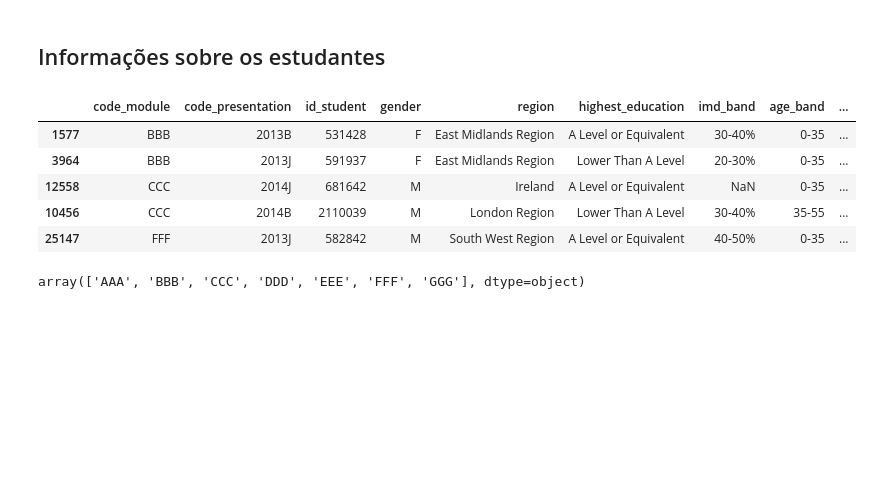
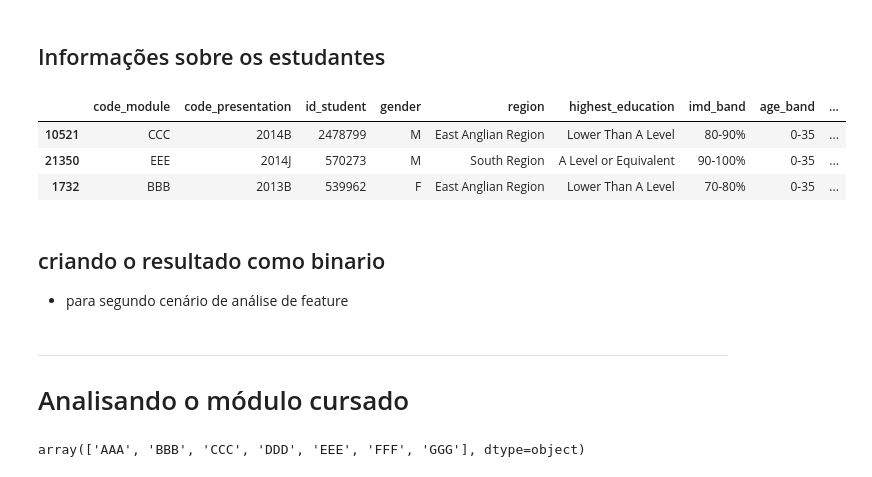
Before and after one commit to WanderScheidegger/OULAD_trybe, a Jupyter notebook: case_eda.ipynb, the cells around one changed output. Drawn from its saved outputs; the diff is of its cells as text; code cells hidden in the pictures; blank space fills up the shorter version.

```diff
--- a/case_eda.ipynb
+++ b/case_eda.ipynb
@@ -19,11 +19,13 @@ warnings.filterwarnings("ignore")
 
  studentInfo = pd.read_csv('data/studentInfo.csv', sep=',', encoding='ISO-8859-1')
 # %%
-studentInfo.sample(20).head()
+studentInfo.sample(20).head(3)
 # %% [output]
 |  | code_module | code_presentation | id_student | gender | region | highest_education | imd_band | age_band | ... |
-| 1577 | BBB | 2013B | 531428 | F | East Midlands Region | A Level or Equivalent | 30-40% | 0-35 | ... |
-| 3964 | BBB | 2013J | 591937 | F | East Midlands Region | Lower Than A Level | 20-30% | 0-35 | ... |
-| 12558 | CCC | 2014J | 681642 | M | Ireland | A Level or Equivalent | NaN | 0-35 | ... |
-| 10456 | CCC | 2014B | 2110039 | M | London Region | Lower Than A Level | 30-40% | 35-55 | ... |
-| 25147 | FFF | 2013J | 582842 | M | South West Region | A Level or Equivalent | 40-50% | 0-35 | ... |
+| 10521 | CCC | 2014B | 2478799 | M | East Anglian Region | Lower Than A Level | 80-90% | 0-35 | ... |
+| 21350 | EEE | 2014J | 570273 | M | South Region | A Level or Equivalent | 90-100% | 0-35 | ... |
+| 1732 | BBB | 2013B | 539962 | F | East Anglian Region | Lower Than A Level | 70-80% | 0-35 | ... |
+# %% [markdown]
+## criando o resultado como binario
+
+* para segundo cenário de análise de feature
@@ -30,3 +34,6 @@ studentInfo.sample(20).head()
+# %% [markdown]
+____
+# Analisando o módulo cursado
 # %%
 studentInfo['code_module'].unique()
 # %% [output]
```
Also changed, not shown: parts of 79 cells of this notebook.
